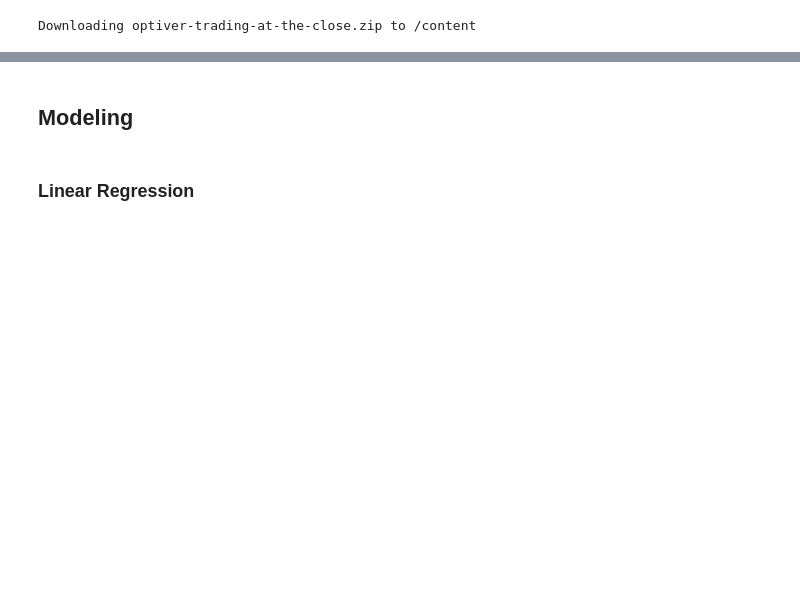
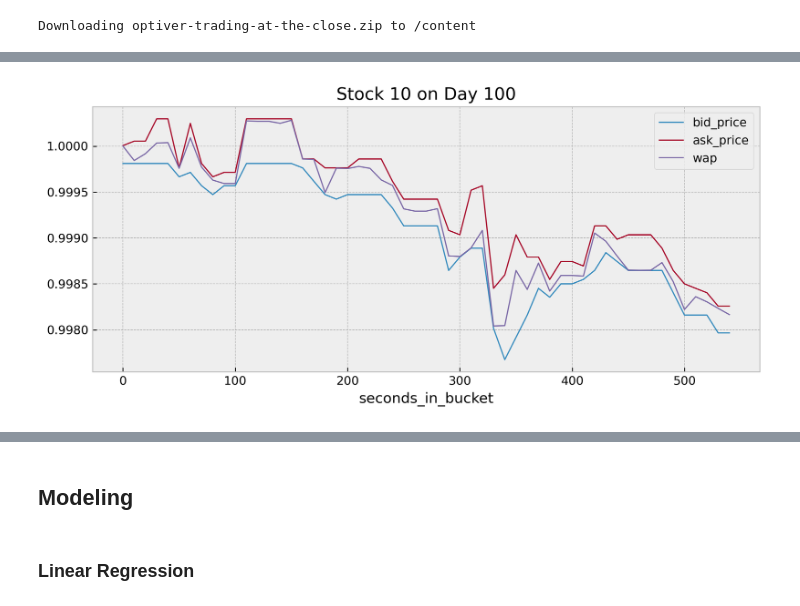
Before and after one commit to BryanDYang/Optiver_Trading, a Jupyter notebook: Optiver_Trading.ipynb, the cells around one changed output, grey strips where cells are left out. Drawn from its saved outputs; the diff is of its cells as text; code cells hidden in the pictures; blank space fills up the shorter version.

```diff
--- a/Optiver_Trading.ipynb
+++ b/Optiver_Trading.ipynb
@@ -140,0 +420,11 @@ df['date_id'].nunique()
+# %%
+# Another example
+
+time_series_plot(
+    df=train_df,
+    cols=['bid_price','ask_price', 'wap'],
+    stock_id = 10,
+    date_id = 100
+)
+# %% [output]
+[figure, added]
```
Also changed, not shown: parts of 103 cells of this notebook.
